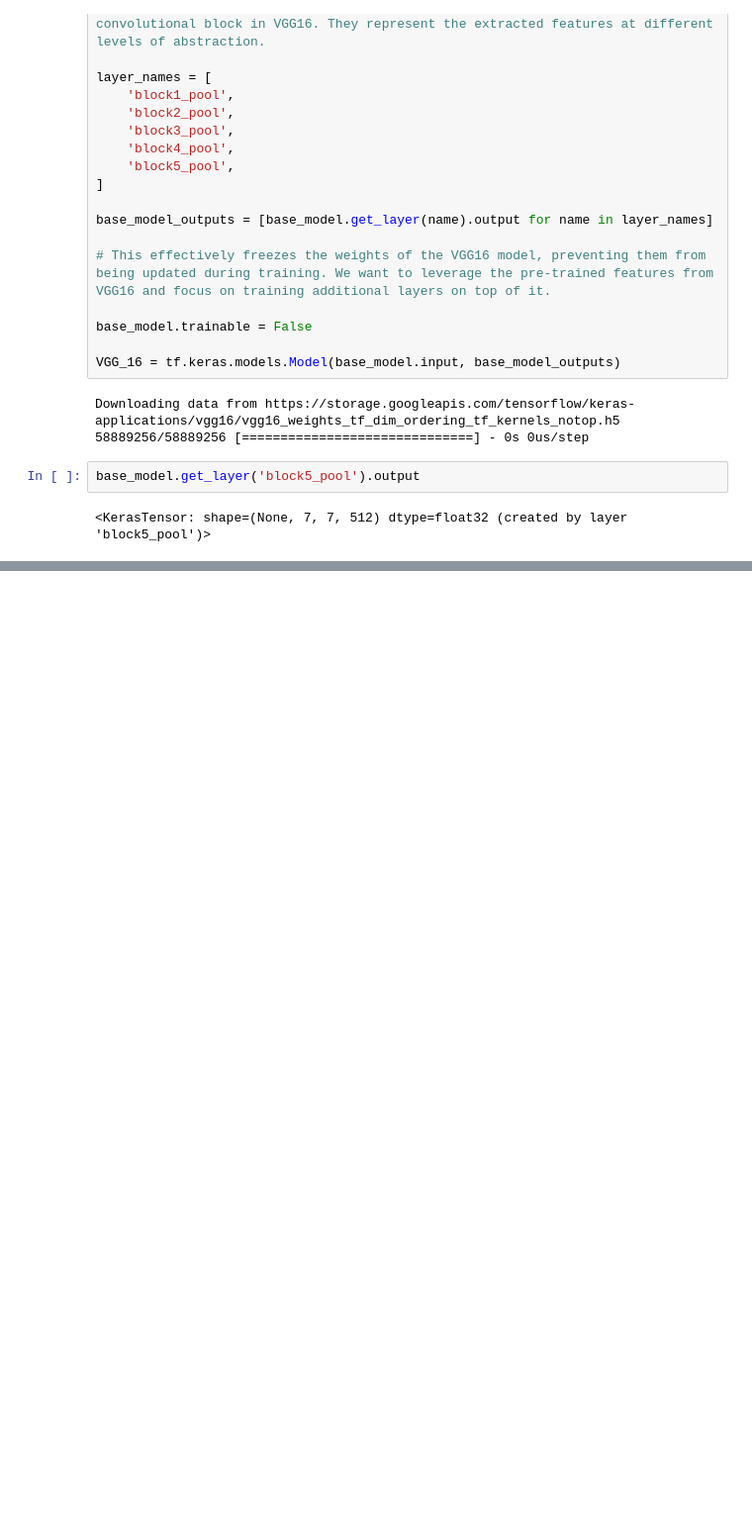
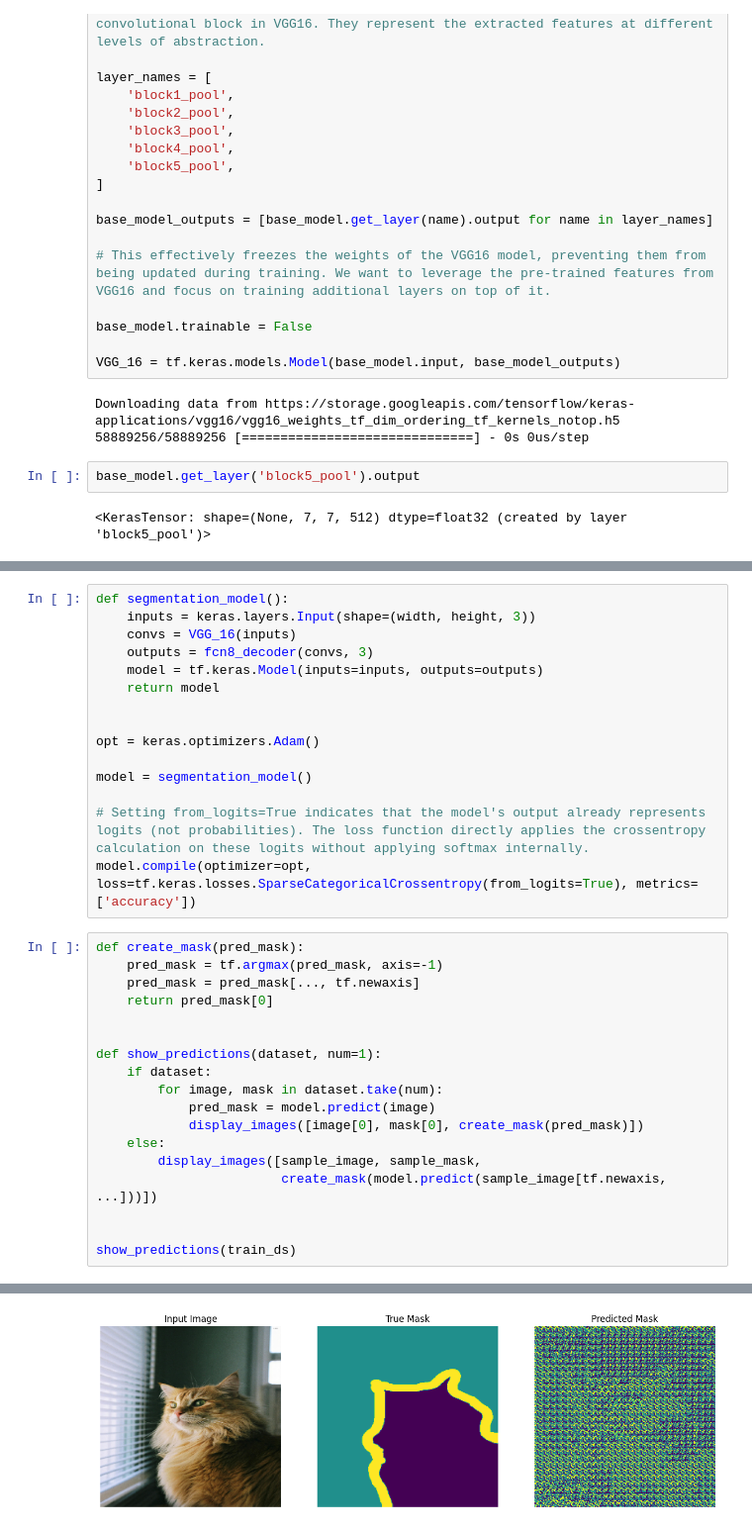
Before and after one commit to zugzwang03/Machine-Learning-Materials, a Jupyter notebook: image_segmentation_tf.ipynb, the cells around one changed output, grey strips where cells are left out. Shown at 99% size. Drawn from its saved outputs; the diff is of its cells as text; blank space fills up the shorter version.

```diff
--- a/image_segmentation_tf.ipynb
+++ b/image_segmentation_tf.ipynb
@@ -169,0 +214,34 @@ base_model.get_layer('block5_pool').output
+# %%
+def segmentation_model():
+    inputs = keras.layers.Input(shape=(width, height, 3))
+    convs = VGG_16(inputs)
+    outputs = fcn8_decoder(convs, 3)
+    model = tf.keras.Model(inputs=inputs, outputs=outputs)
+    return model
+
+
+opt = keras.optimizers.Adam()
+
+model = segmentation_model()
+
+# Setting from_logits=True indicates that the model's output already represents logits (not probabilities). The loss function directly applies the crossentropy calculation on these logits without applying softmax internally.
+model.compile(optimizer=opt, loss=tf.keras.losses.SparseCategoricalCrossentropy(from_logits=True), metrics=['accuracy'])
+# %%
+def create_mask(pred_mask):
+    pred_mask = tf.argmax(pred_mask, axis=-1)
+    pred_mask = pred_mask[..., tf.newaxis]
+    return pred_mask[0]
+
+
+def show_predictions(dataset, num=1):
+    if dataset:
+        for image, mask in dataset.take(num):
+            pred_mask = model.predict(image)
+            display_images([image[0], mask[0], create_mask(pred_mask)])
+    else:
+        display_images([sample_image, sample_mask,
+                        create_mask(model.predict(sample_image[tf.newaxis, ...]))])
+
+
+show_predictions(train_ds)
+# %% [output]
@@ -169,0 +249 @@ base_model.get_layer('block5_pool').output
+[figure, added]
```
Also changed, not shown: parts of 5 cells of this notebook.
